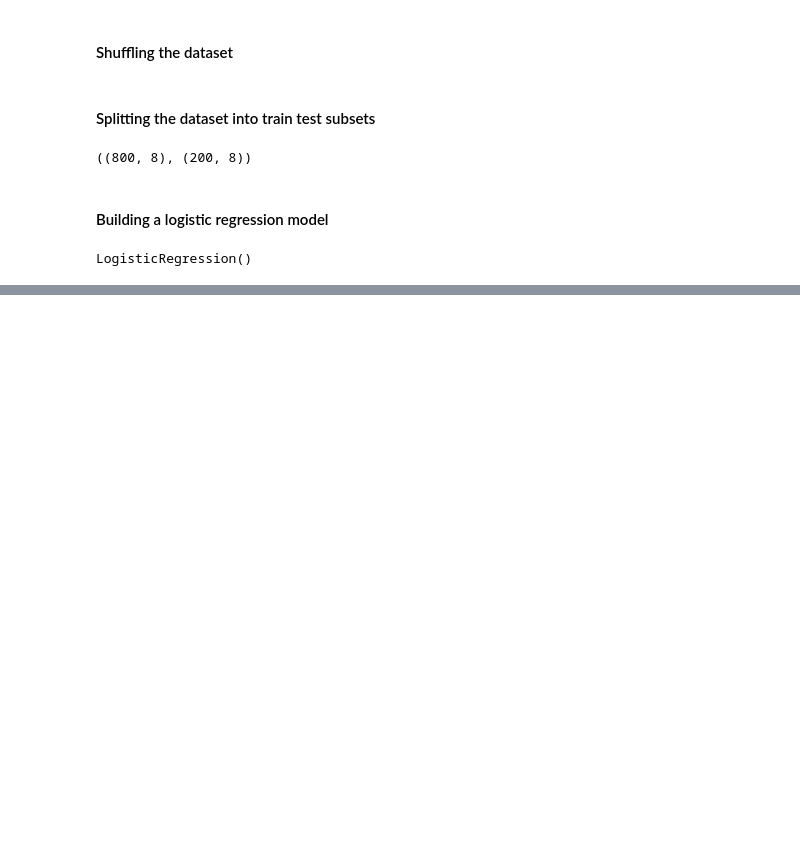
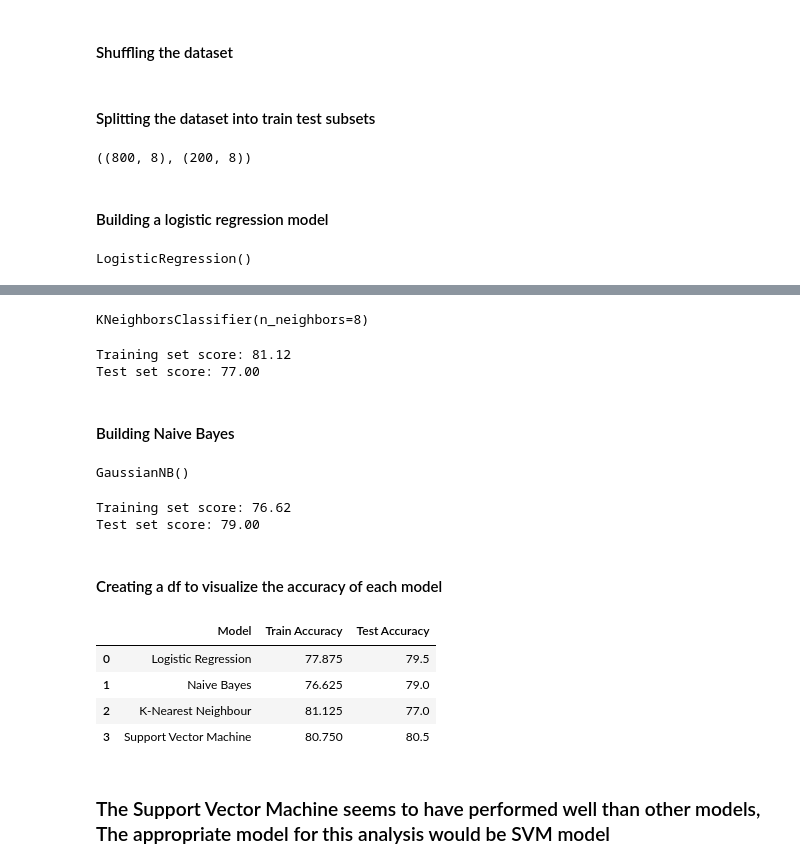
Before and after one commit to Prasanna-Shrestha/Titanic_kaggle, a Jupyter notebook: Titanic_Kaggle.ipynb, the cells around one changed output, grey strips where cells are left out. Drawn from its saved outputs; the diff is of its cells as text; code cells hidden in the pictures; blank space fills up the shorter version.

```diff
--- a/Titanic_Kaggle.ipynb
+++ b/Titanic_Kaggle.ipynb
@@ -164,0 +186,48 @@ Test set score: 82.50
+# %%
+from sklearn.neighbors import KNeighborsClassifier
+knn = KNeighborsClassifier(n_neighbors=8)
+knn.fit(inputs_train, targets_train)
+# %% [output]
+KNeighborsClassifier(n_neighbors=8)
+# %%
+KNN_train_score = knn.score(inputs_train, targets_train)*100
+KNN_test_score = knn.score(inputs_test, targets_test)*100
+
+print('Training set score: {:.2f}'.format(knn.score(inputs_train, targets_train)*100))
+print('Test set score: {:.2f}'.format(knn.score(inputs_test, targets_test)*100))
+# %% [output]
+Training set score: 81.12
+Test set score: 77.00
+# %% [markdown]
+#### Building Naive Bayes
+# %%
+from sklearn.naive_bayes import GaussianNB
+nb = GaussianNB()
+nb.fit(inputs_train, targets_train)
+# %% [output]
+GaussianNB()
+# %%
+NB_train_score = nb.score(inputs_train, targets_train)*100
+NB_test_score = nb.score(inputs_test, targets_test)*100
+
+print('Training set score: {:.2f}'.format(nb.score(inputs_train, targets_train)*100))
+print('Test set score: {:.2f}'.format(nb.score(inputs_test, targets_test)*100))
+# %% [output]
+Training set score: 76.62
+Test set score: 79.00
+# %% [markdown]
+#### Creating a df to visualize the accuracy of each model
+# %%
+model_summary = pd.DataFrame({'Model': ['Logistic Regression', 'Naive Bayes', 'K-Nearest Neighbour', 'Support Vector Machine'],
+                              'Train Accuracy': [LR_train_score, NB_train_score, KNN_train_score, SVM_train_score],
+                             'Test Accuracy': [LR_test_score, NB_test_score, KNN_test_score, SVM_test_score]
+                             })
+model_summary
+# %% [output]
+|  | Model | Train Accuracy | Test Accuracy |
+| 0 | Logistic Regression | 77.875 | 79.5 |
+| 1 | Naive Bayes | 76.625 | 79.0 |
+| 2 | K-Nearest Neighbour | 81.125 | 77.0 |
+| 3 | Support Vector Machine | 80.750 | 80.5 |
+# %% [markdown]
+### The Support Vector Machine seems to have performed well than other models, The appropriate model for this analysis would be SVM model
```
Also changed, not shown: parts of 9 cells of this notebook.
